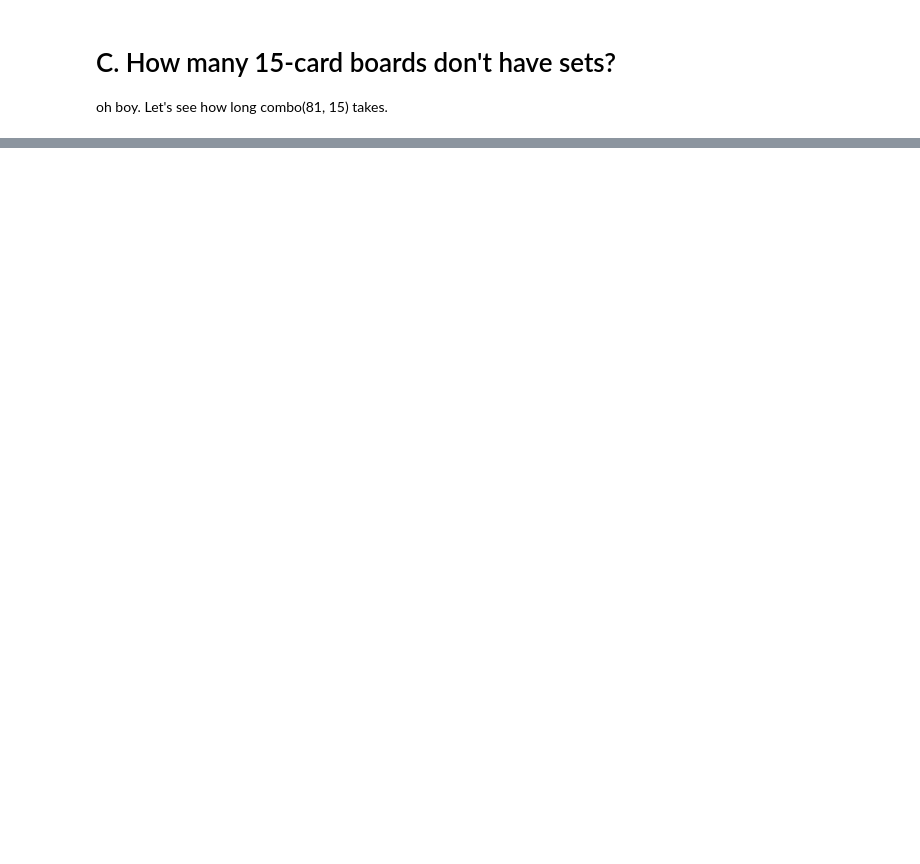
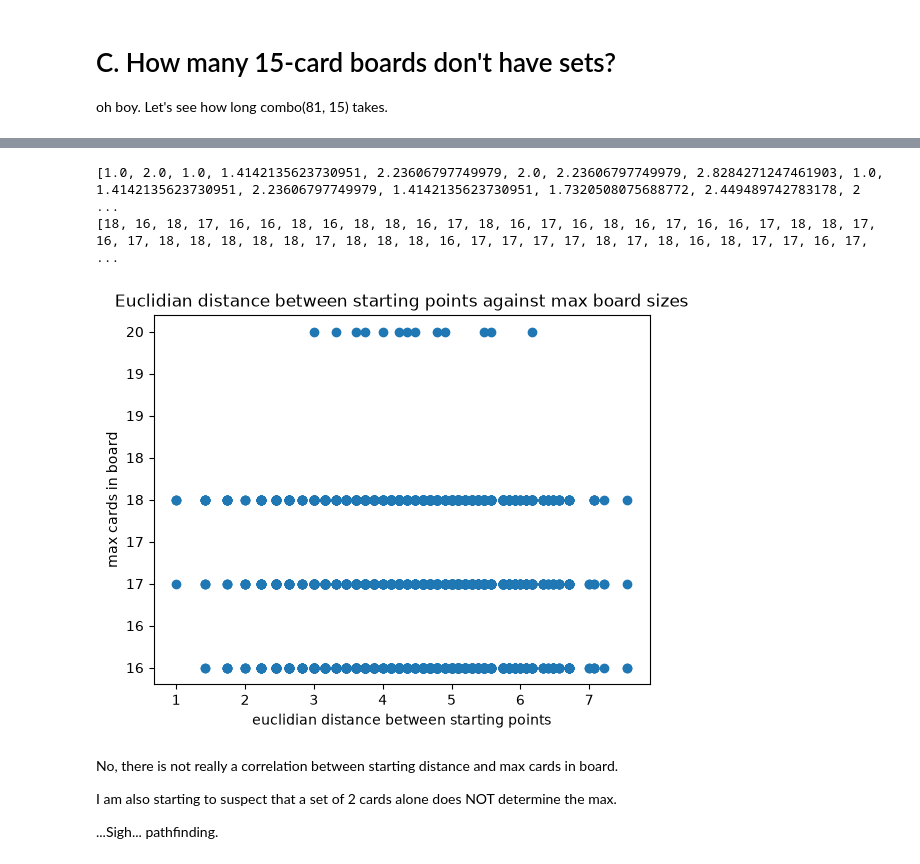
Before and after one commit to JayTongue/set_game, a Jupyter notebook: modeling.ipynb, the cells around one changed output, grey strips where cells are left out. Drawn from its saved outputs; the diff is of its cells as text; code cells hidden in the pictures; blank space fills up the shorter version.

```diff
--- a/modeling.ipynb
+++ b/modeling.ipynb
@@ -423,0 +579,22 @@ That's not.... tooo bad?
+# %%
+board = [every_possible_card[0], every_possible_card[1]]
+
+def max_without_set(board):
+    while True:
+        excluded = []
+        for a, b in combinations(board, 2):
+            excluded.append(find_third(a, b))
+        for card in every_possible_card:
+            alive = False
+            if card not in board and card not in excluded:
+                board.append(card)
+                alive = True
+                break
+        if not alive:
+            break
+    return board
+
+board = max_without_set(board)
+print(f'largest board without set has {len(board)} cards:')
+pprint(board)
+print(f'sets: {count_sets(board)}')
@@ -423,0 +622,4 @@ That's not.... tooo bad?
+# %%
+for _ in range(5):
+    board = max_without_set(random.sample(every_possible_card, 2))
+    print(len(board), count_sets(board))
@@ -423,0 +642,29 @@ That's not.... tooo bad?
+# %%
+def get_euclidian_distance(a, b):
+    return math.sqrt((a[0] + b[0])**2 + (a[1] + b[1])**2 + (a[2] + b[2])**2 + (a[3] + b[3])**2)
+# %%
+euclidian_dists = [] ; board_sizes = []
+for a, b in combinations(every_possible_card, 2):
+    board = max_without_set(random.sample(every_possible_card, 2))
+    euclidian_dists.append(get_euclidian_distance(a, b))
+    board_sizes.append(len(board))
+print(euclidian_dists)
+print(board_sizes)
+# %% [output]
+[1.0, 2.0, 1.0, 1.4142135623730951, 2.23606797749979, 2.0, 2.23606797749979, 2.8284271247461903, 1.0, 1.4142135623730951, 2.23606797749979, 1.4142135623730951, 1.7320508075688772, 2.449489742783178, 2 ...
+[18, 16, 18, 17, 16, 16, 18, 16, 18, 18, 16, 17, 18, 16, 17, 16, 18, 16, 17, 16, 16, 17, 18, 18, 17, 16, 17, 18, 18, 18, 18, 18, 17, 18, 18, 18, 16, 17, 17, 17, 17, 18, 17, 18, 16, 18, 17, 17, 16, 17, ...
+# %%
+plt.scatter(euclidian_dists, board_sizes)
+plt.gca().set_yticklabels([int(x) for x in plt.gca().get_yticks()])
+plt.title('Euclidian distance between starting points against max board sizes')
+plt.xlabel('euclidian distance between starting points')
+plt.ylabel('max cards in board')
+plt.show()
+# %% [output]
+[figure, added]
+# %% [markdown]
+No, there is not really a correlation between starting distance and max cards in board.
+
+I am also starting to suspect that a set of 2 cards alone does NOT determine the max.
+
+...Sigh... pathfinding.
```
Also changed, not shown: parts of 25 cells of this notebook, 3 other files.
